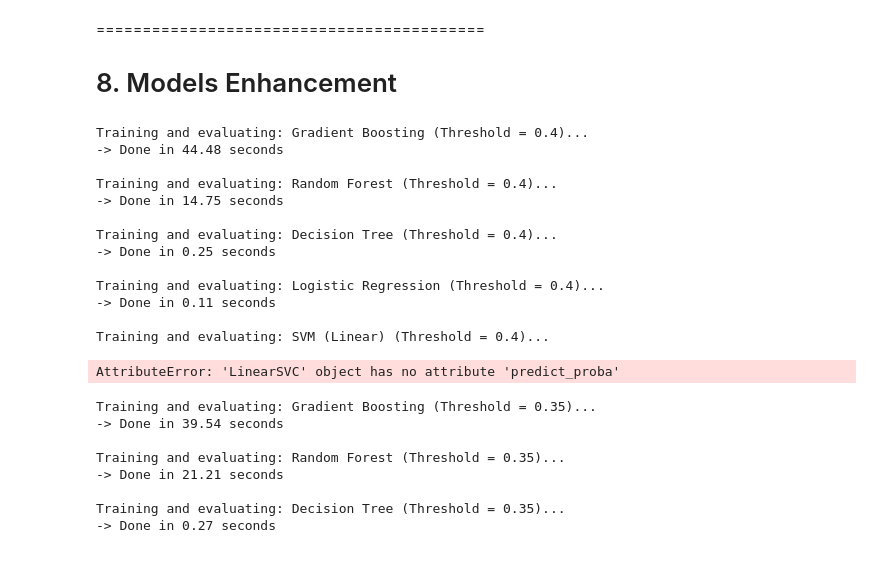
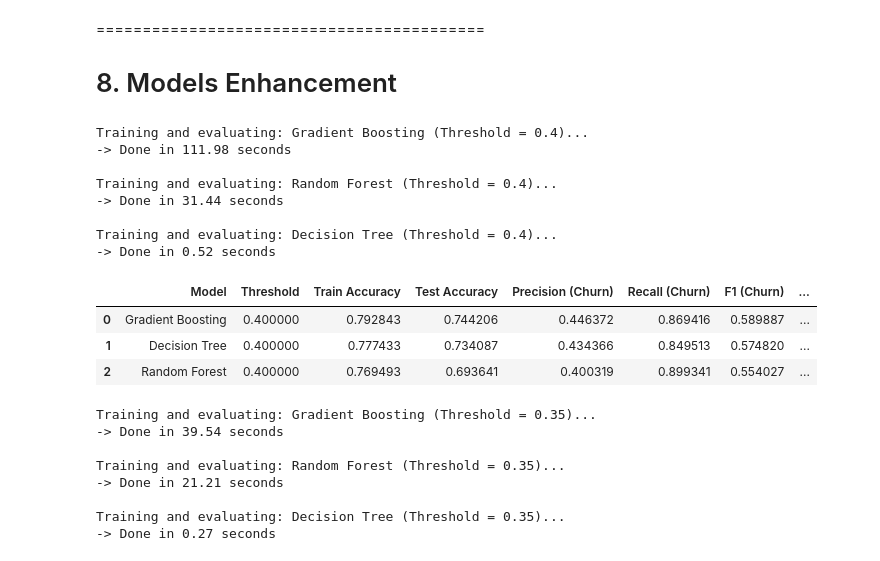
Before and after one commit to abdallahsayedabdallah74/Bank-Customer-Churn-Prediction, a Jupyter notebook: Project_F.ipynb, the cells around one changed output. Cells and saved outputs as stored; diff of their text form; code cells hidden in the pictures.

```diff
--- a/Project_F.ipynb
+++ b/Project_F.ipynb
@@ -600,12 +580,7 @@ models = {
         min_samples_split=15,
         min_samples_leaf=5,
         random_state=42
-    ),
-    "Logistic Regression": LogisticRegression(max_iter=5000, C=1.0, random_state=42),
-
-    "SVM (Linear)": LinearSVC(max_iter=5000, C=1.0, random_state=42),
-
-    "Naive Bayes": GaussianNB(),
+    )
 }
 
 results = []
@@ -624,42 +599,40 @@ for name, model in models.items():
     # تطبيق الـ Threshold الجديد بدلاً من predict()
     y_pred_train = (y_proba_train >= threshold).astype(int)
     y_pred_test = (y_proba_test >= threshold).astype(int)
 
     auc_score = roc_auc_score(y_test, y_proba_test)
 
     print(f"-> Done in {time.time() - start_time:.2f} seconds\n")
 
     results.append({
         'Model': name,
         'Threshold': threshold,
         'Train Accuracy': accuracy_score(y_train_resampled, y_pred_train),
         'Test Accuracy': accuracy_score(y_test, y_pred_test),
         'Precision (Churn)': precision_score(y_test, y_pred_test, zero_division=0),
         'Recall (Churn)': recall_score(y_test, y_pred_test, zero_division=0),
         'F1 (Churn)': f1_score(y_test, y_pred_test, zero_division=0),
         'ROC-AUC': auc_score,
     })
 
 # بناء الجدول وترتيبه حسب F1
 results_df = pd.DataFrame(results).sort_values('F1 (Churn)', ascending=False).reset_index(drop=True)
 
 # عرض الجدول ملوناً
 display(results_df.style.background_gradient(cmap='Greens', subset=['F1 (Churn)', 'ROC-AUC', 'Recall (Churn)']))
 # %% [output]
 Training and evaluating: Gradient Boosting (Threshold = 0.4)...
--> Done in 44.48 seconds
+-> Done in 111.98 seconds
 
 Training and evaluating: Random Forest (Threshold = 0.4)...
--> Done in 14.75 seconds
+-> Done in 31.44 seconds
 
 Training and evaluating: Decision Tree (Threshold = 0.4)...
--> Done in 0.25 seconds
-
-Training and evaluating: Logistic Regression (Threshold = 0.4)...
--> Done in 0.11 seconds
-
-Training and evaluating: SVM (Linear) (Threshold = 0.4)...
+-> Done in 0.52 seconds
-AttributeError: 'LinearSVC' object has no attribute 'predict_proba'
+|  | Model | Threshold | Train Accuracy | Test Accuracy | Precision (Churn) | Recall (Churn) | F1 (Churn) | ... |
+| 0 | Gradient Boosting | 0.400000 | 0.792843 | 0.744206 | 0.446372 | 0.869416 | 0.589887 | ... |
+| 1 | Decision Tree | 0.400000 | 0.777433 | 0.734087 | 0.434366 | 0.849513 | 0.574820 | ... |
+| 2 | Random Forest | 0.400000 | 0.769493 | 0.693641 | 0.400319 | 0.899341 | 0.554027 | ... |
 # %%
 import time
 import pandas as pd
```
Also changed, not shown: parts of 12 cells of this notebook.
